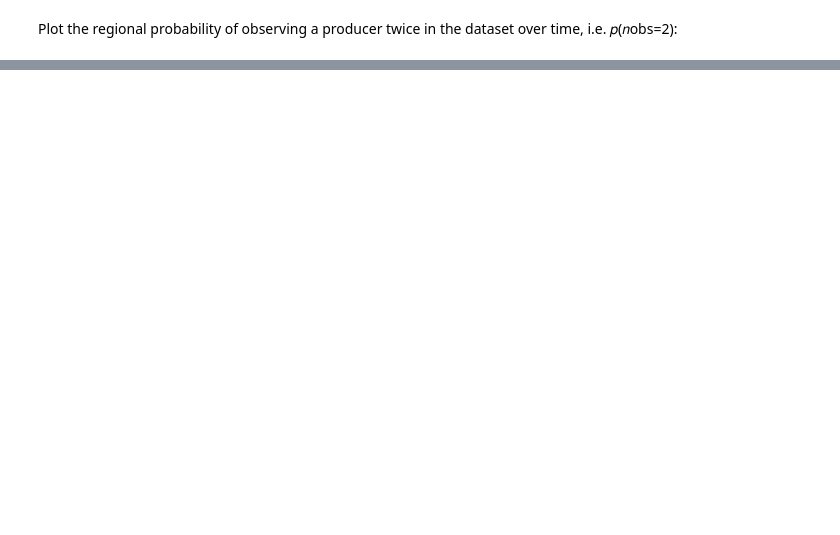
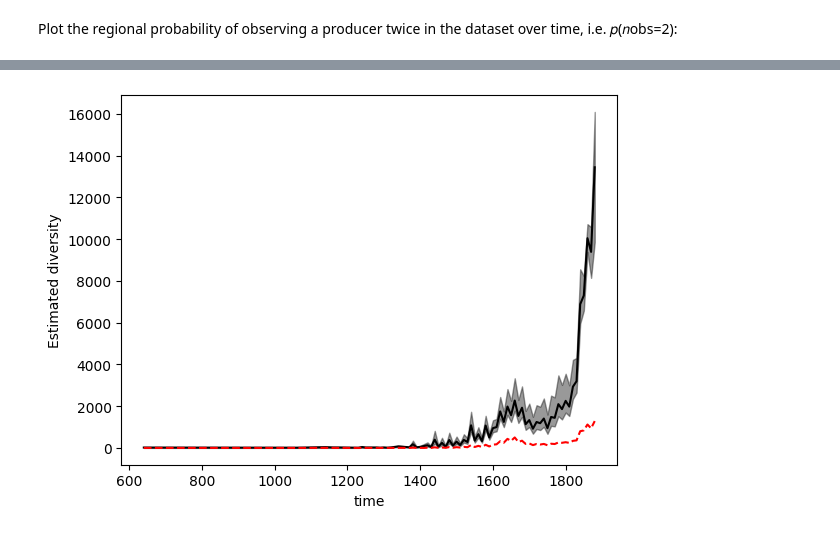
Before and after one commit to charlesdedampierre/cultura_project, a Jupyter notebook: unseen_species_model/regression.ipynb, the cells around one changed output, grey strips where cells are left out. Cells and saved outputs as stored; diff of their text form; code cells hidden in the pictures; blank space fills up the shorter version.

```diff
--- a/unseen_species_model/regression.ipynb
+++ b/unseen_species_model/regression.ipynb
@@ -168,5 +236,44 @@ az.summary(p_splines_vs)
 # %% [markdown]
 Plot the regional probability of observing a producer twice in the dataset over time, i.e. 𝑝(𝑛obs=2):
+# %%
+def plot_knots(knots, ax):
+    for knot in knots:
+        ax.axvline(knot, color="0.1", alpha=0.4)
+    return ax
+
+def plot_predictions(data, idata, model, region=None, ax=None, plot_knot_lines=True, color="C0"):
+    if ax is None:
+        fig, ax = plt.subplots()
+
+    new_data = {}
+    if region is not None:
+        data = data[data["region_name"] == region]
+        new_data["region_name"] = [region] * 500
+    new_data["decade"] = np.linspace(data["decade"].min(), data["decade"].max(), num=500)
+    new_data = pd.DataFrame(new_data)
+
+    model.predict(idata, data=new_data)
+
+    posterior_stacked = az.extract(idata)
+    # Extract these predictions
+    y_hat = posterior_stacked["y_mean"]
+
+    # Compute the mean of the predictions, plotted as a single line.
+    y_hat_mean = y_hat.mean("sample")
+
+    # Compute 94% credible intervals for the predictions, plotted as bands
+    hdi_data = np.quantile(y_hat, [0.11, 0.89], axis=1)
+
+    # Plot predicted line
+    ax.plot(new_data["decade"], y_hat_mean, color=color, label=region)
+
+    # Plot credibility bands
+    ax.fill_between(new_data["decade"], hdi_data[0], hdi_data[1], alpha=0.4, color=color)
+
+    # Add knots
+    if plot_knot_lines:
+        plot_knots(knots, ax)
+    ax.set(xlabel="time", ylabel="p(n_obs=2)")
 # %%
 fig, axes = plt.subplots(ncols=4, nrows=5, figsize=(10, 8), constrained_layout=True)
 axes = axes.flatten()
@@ -236,7 +346,9 @@ def plot_estimations(data, obs_data, idata, model, region=None, ax=None, logy=Fa
     return unseen, N_est, hdi_data, decades
 # %%
 plot_estimations(
-    sample, df, p_splines_vs, m_splines_vs, "Low countries", color="k", plot_knot_lines=False);
+    sample, df, p_splines_vs, m_splines_vs, "Low countries", color="k", plot_knot_lines=False, logy =False);
+# %% [output]
+[figure, added]
 # %%
 fig, axes = plt.subplots(ncols=4, nrows=5, figsize=(10, 8), constrained_layout=True)
 axes = axes.flatten()
```
Also changed, not shown: parts of 17 cells of this notebook, 1 other file.
